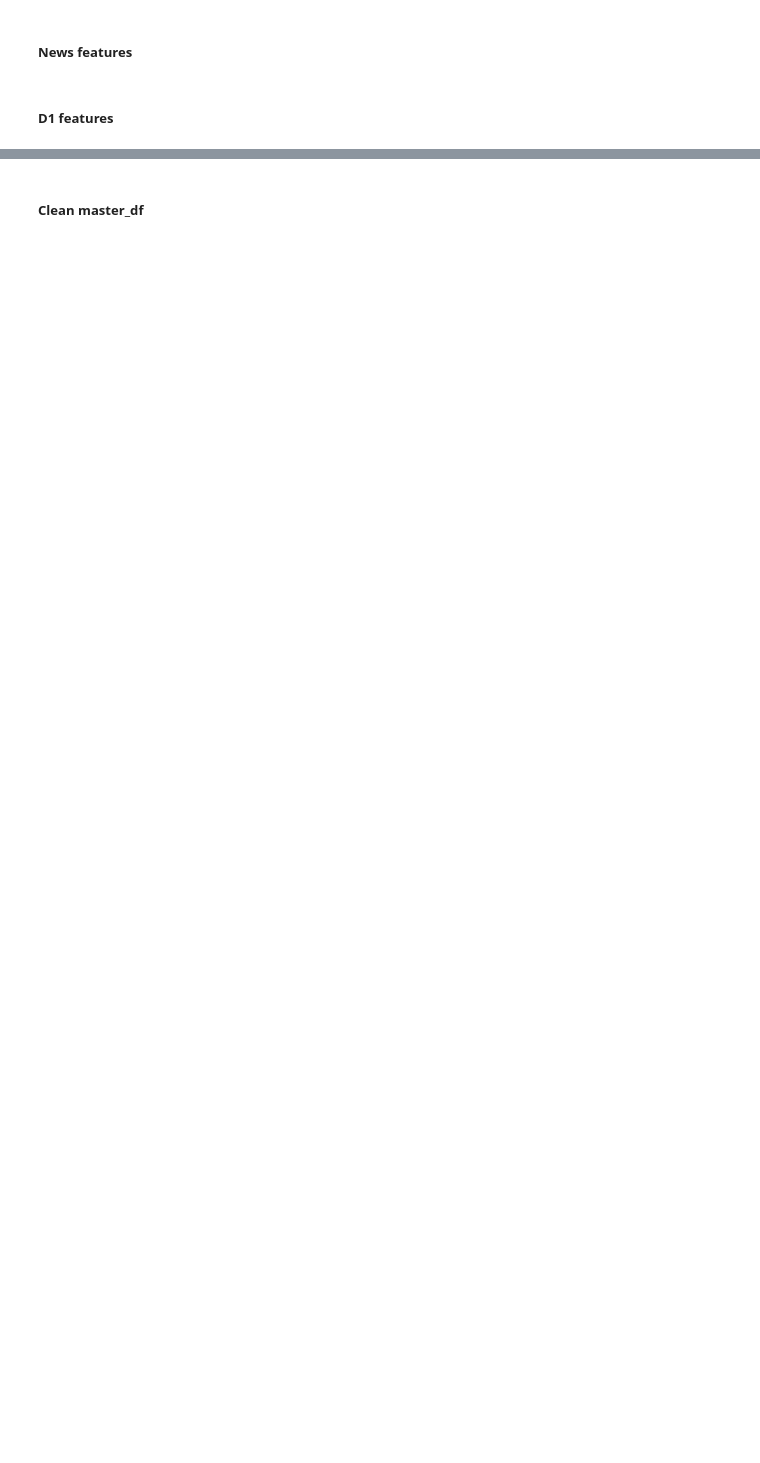
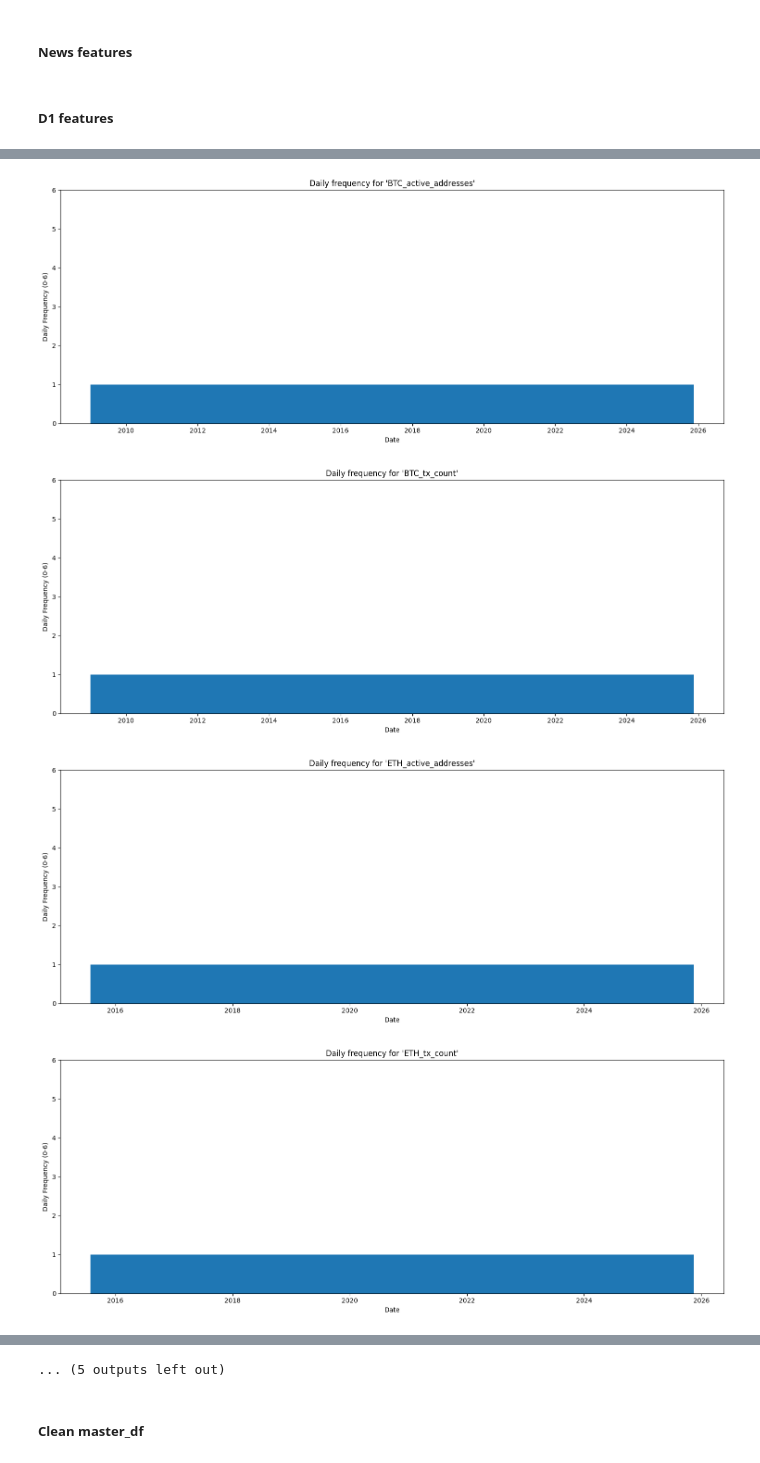
Before and after one commit to hyperformancelabs/crypto-price-forecaster, a Jupyter notebook: processors/cleaning.ipynb, the cells around one changed output, grey strips where cells are left out. Cells and saved outputs as stored; diff of their text form; code cells hidden in the pictures; blank space fills up the shorter version.

```diff
--- a/processors/cleaning.ipynb
+++ b/processors/cleaning.ipynb
@@ -336,5 +329,10 @@ df_d1.head(2)
 # %%
-# # Plot each column
-# ts_col = df_d1.columns[0]
-# for col in df_d1.columns[1:]:
-#     plot_daily_freq(df_d1, ts_col, col)
+# Plot each column
+ts_col = df_d1.columns[0]
+for col in df_d1.columns[1:]:
+    plot_daily_freq(df_d1, ts_col, col)
+# %% [output]
+[figure, added]
+[figure, added]
+[figure, added]
+[figure, added]
@@ -341,3 +347,4 @@ df_d1.head(2)
+... (5 outputs left out)
 # %%
 df_d1 = df_d1.ffill()
 # %% [markdown]
```
Also changed, not shown: parts of 12 cells of this notebook, 13 other files.
